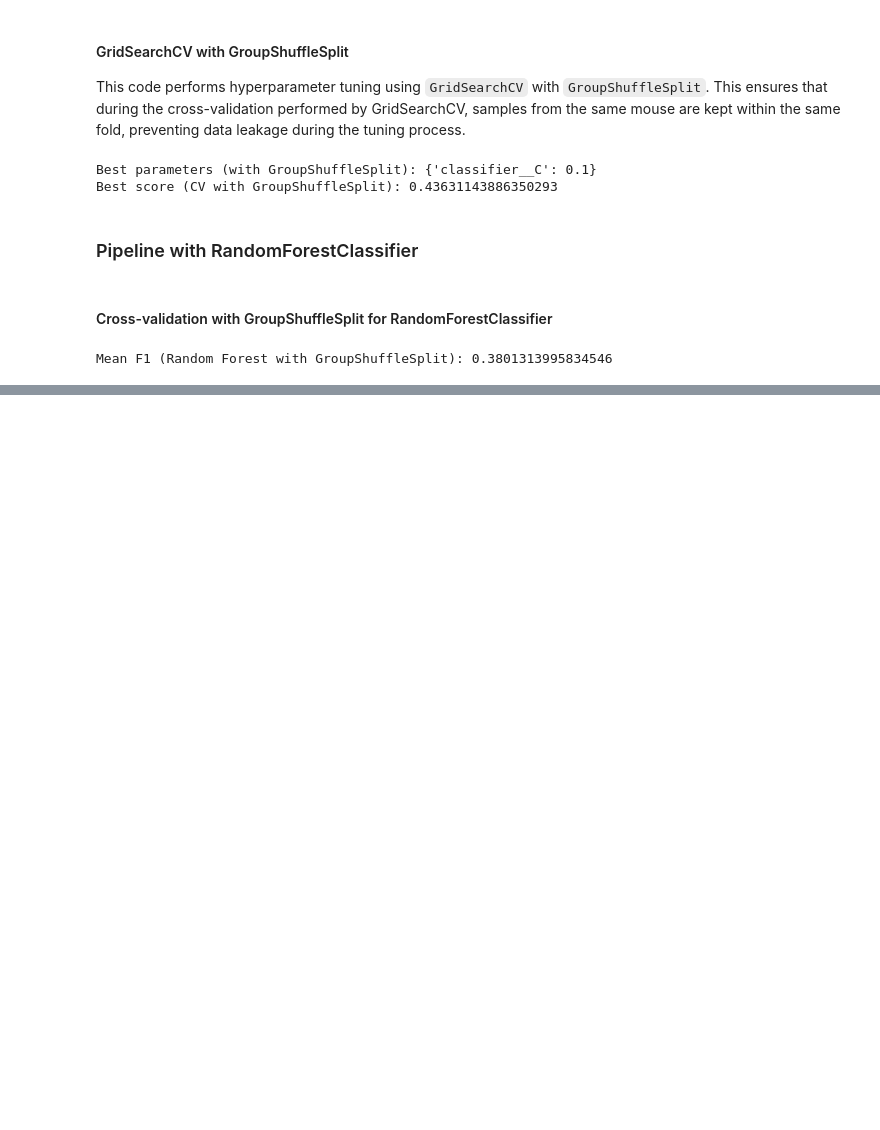
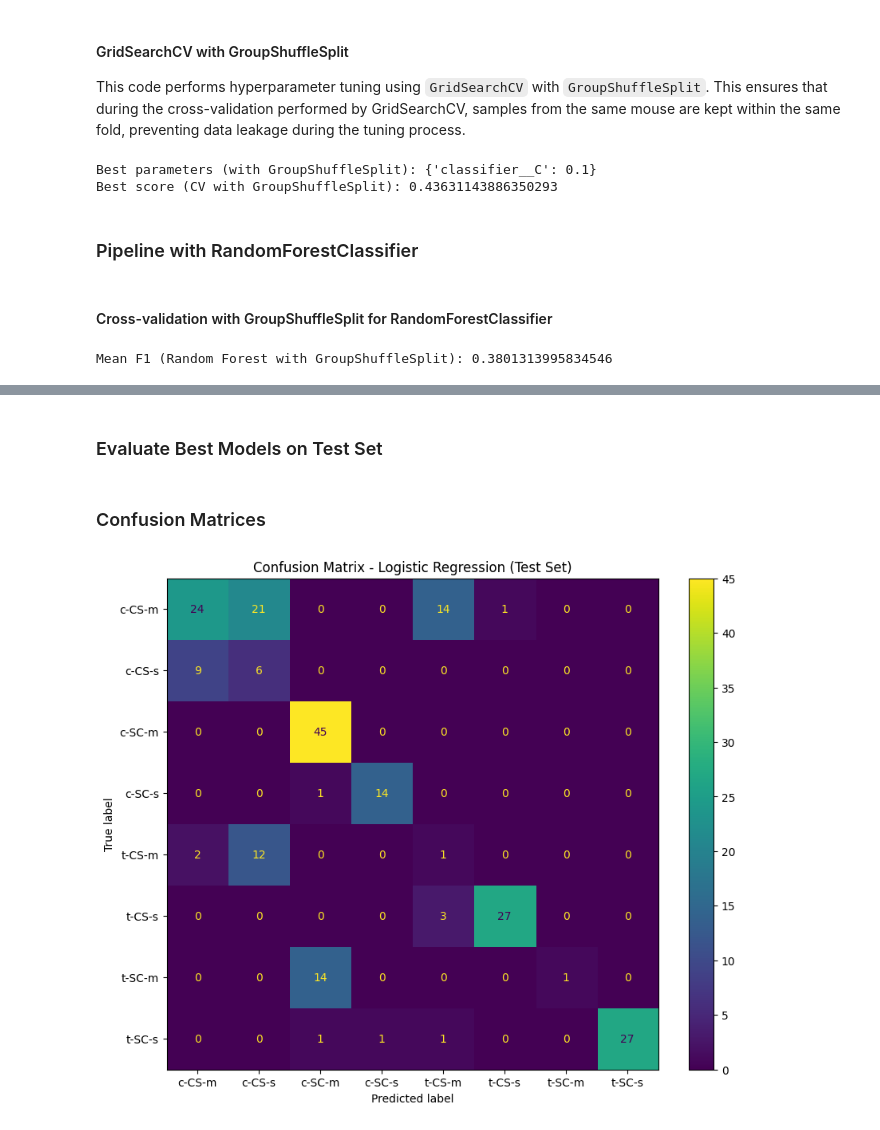
Before and after one commit to gusjoa/ML_medbioinfo, a Jupyter notebook: ML_medbioinfo.ipynb, the cells around one changed output, grey strips where cells are left out. Saved outputs shown, nothing was run; the diff lists cells and outputs as text; code cells hidden in the pictures; blank space fills up the shorter version.

Commit message:
Add Model Comparison

```diff
--- a/ML_medbioinfo.ipynb
+++ b/ML_medbioinfo.ipynb
@@ -612,0 +634,8 @@ KeyboardInterrupt:
+# %% [markdown]
+### Evaluate Best Models on Test Set
+# %%
+# Get the best Logistic Regression model from GridSearchCV
+best_lr_model = search.best_estimator_
+
+# Make predictions on the test set
+y_pred_lr = best_lr_model.predict(X_test)
@@ -612,0 +648,11 @@ KeyboardInterrupt:
+# %% [markdown]
+### Confusion Matrices
+# %%
+from sklearn.metrics import ConfusionMatrixDisplay
+# Confusion Matrix for Logistic Regression
+fig, ax = plt.subplots(figsize=(10, 8))
+ConfusionMatrixDisplay.from_predictions(y_test, y_pred_lr, ax=ax)
+ax.set_title('Confusion Matrix - Logistic Regression (Test Set)')
+plt.show()
+# %% [output]
+[figure, added]
```
Also changed, not shown: parts of 16 cells of this notebook.
